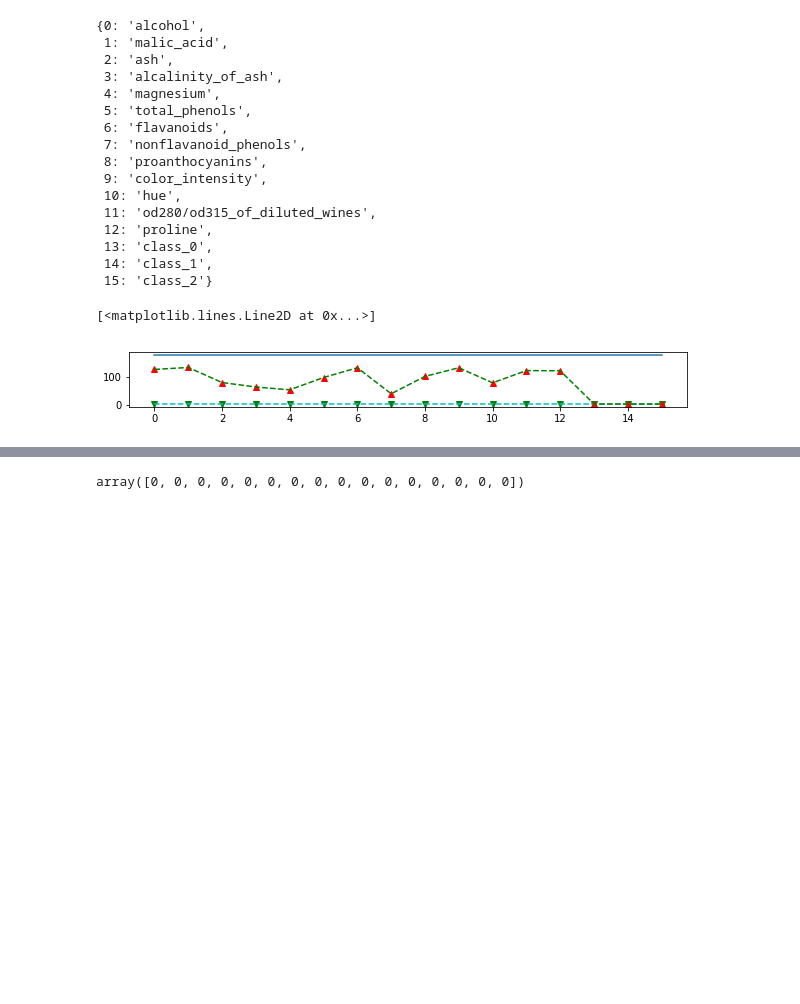
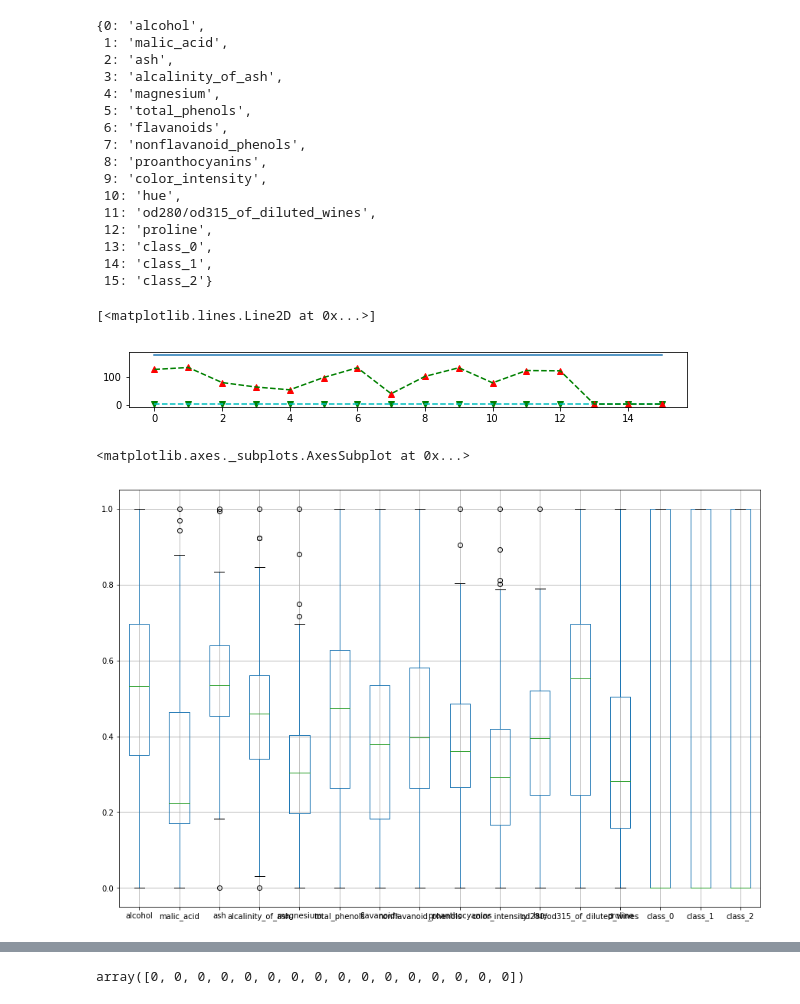
Before and after one commit to jahirmedinacs/pca-p3, a Jupyter notebook: wine-pca.ipynb, the cells around one changed output, grey strips where cells are left out. Saved outputs shown, nothing was run; the diff lists cells and outputs as text; code cells hidden in the pictures; blank space fills up the shorter version.

```diff
--- a/wine-pca.ipynb
+++ b/wine-pca.ipynb
@@ -237,3 +237,8 @@ plt.plot(x_id, [wine.shape[0]] * wine.shape[1])
 # %% [output]
 [<matplotlib.lines.Line2D at 0x...>]
 [figure]
+# %%
+wine.boxplot(figsize=(15,10))
+# %% [output]
+<matplotlib.axes._subplots.AxesSubplot at 0x...>
+[figure, added]
```
Also changed, not shown: parts of 17 cells of this notebook, 1 other file.
